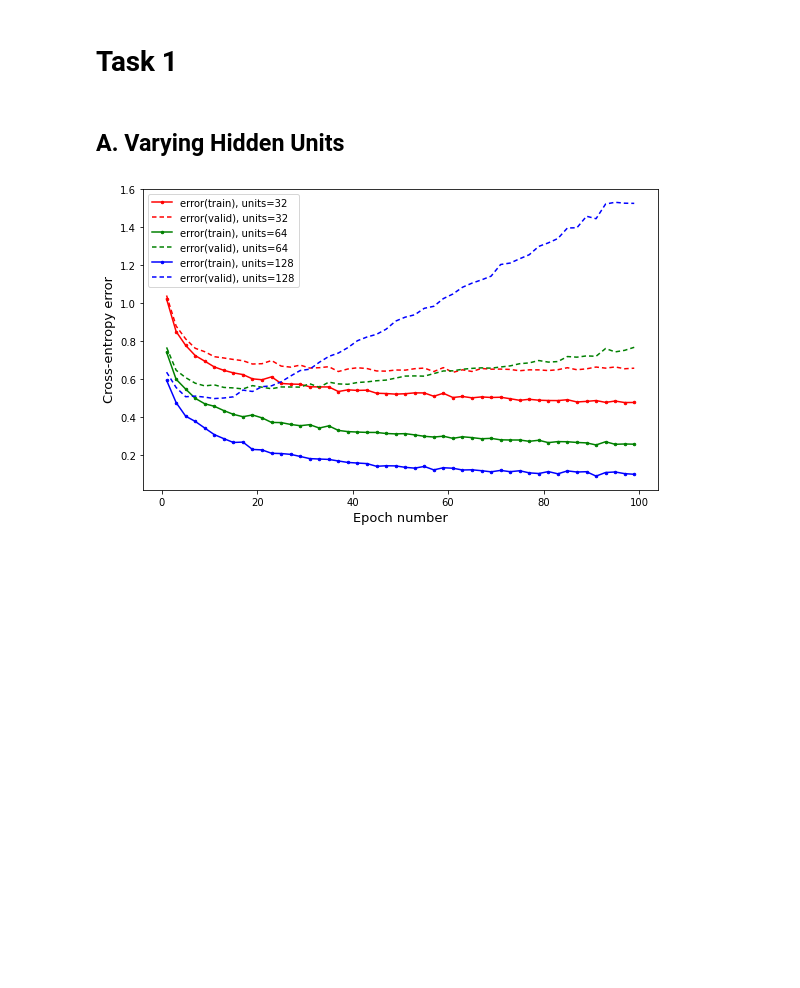
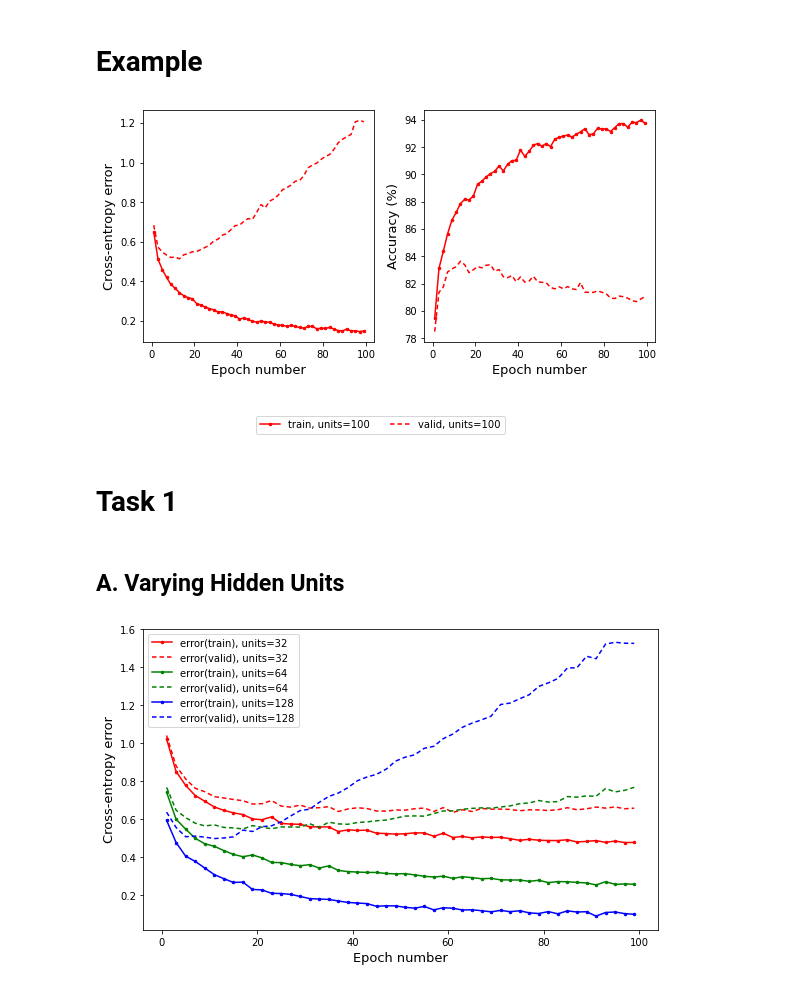
Before and after one commit to falloncandra/mlpractical, a Jupyter notebook: notebooks/Plot Generator.ipynb, the cells around one changed output. Cells and saved outputs as stored; diff of their text form; code cells hidden in the pictures; blank space fills up the shorter version.

```diff
--- a/notebooks/Plot Generator.ipynb
+++ b/notebooks/Plot Generator.ipynb
@@ -128 +131,3 @@ def plot_combined_2(eval_list, interval, file_name):
     plt.show()
+# %% [markdown]
+# Example
@@ -129,3 +143,7 @@ def plot_combined_2(eval_list, interval, file_name):
+# %%
+plot_combined_2(eval_list, interval=2, file_name='../images/T1-example.pdf')
+# %% [output]
+[figure, added]
 # %% [markdown]
 # Task 1
 # %% [markdown]
```
Also changed, not shown: parts of 9 cells of this notebook, 33 other files.
